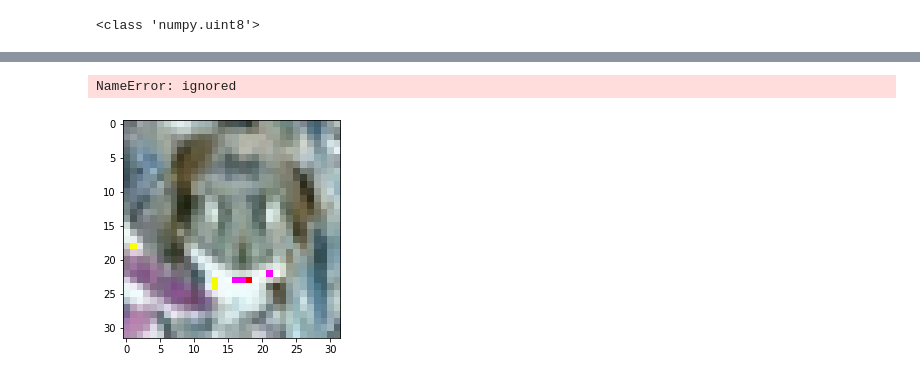
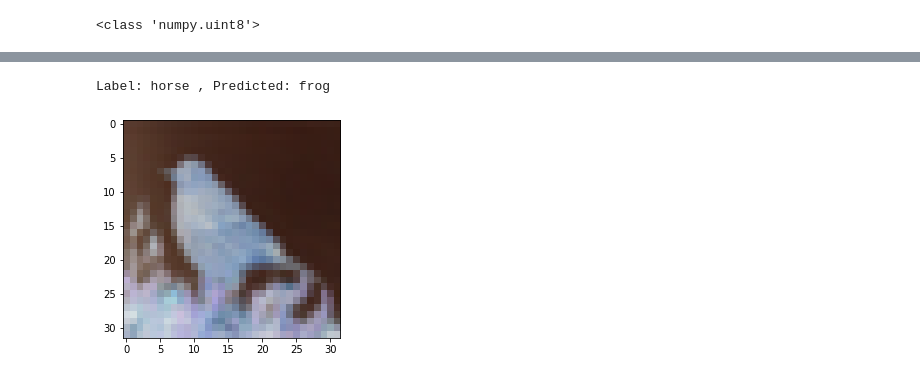
Before and after one commit to ingimar-eyfjord/AAI_exam, a Jupyter notebook: GPU Accelerated.ipynb, the cells around one changed output, grey strips where cells are left out. Cells and saved outputs as stored; diff of their text form; code cells hidden in the pictures.

```diff
--- a/GPU Accelerated.ipynb
+++ b/GPU Accelerated.ipynb
@@ -740,17 +740,14 @@ def predict_image(img, model):
     _, preds  = torch.max(yb, dim=1)
     # Retrieve the class label
     return dataset.classes[preds[0].item()]
-# %%
-img = transformed_dataset[1398]
-plt.imshow(img.permute(1, 2, 0))
-print('Label:', dataset.classes[label], ', Predicted:', predict_image(img, model))
-# %% [output]
-NameError: ignored
-[figure, removed]
 # %%
-img = transformed_dataset[1006]
+random_image = random.randint(0, len(X_train))
+img = transformed_dataset[random_image]
 plt.imshow(img.permute(1, 2, 0))
 print('Label:', dataset.classes[label], ', Predicted:', predict_image(img, model))
+# %% [output]
+Label: horse , Predicted: frog
+[figure, added]
 # %%
 test_loader = DeviceDataLoader(DataLoader(transformed_dataset, batch_size*2), device)
 type(test_loader)
```
Also changed, not shown: parts of 20 cells of this notebook.
